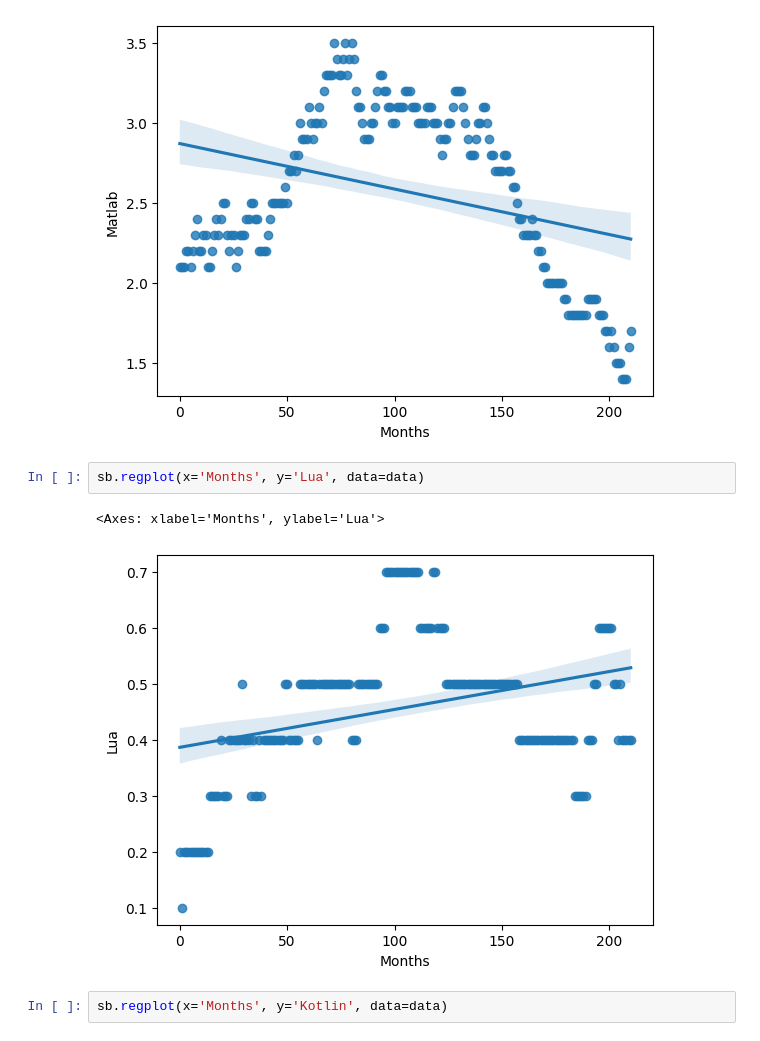
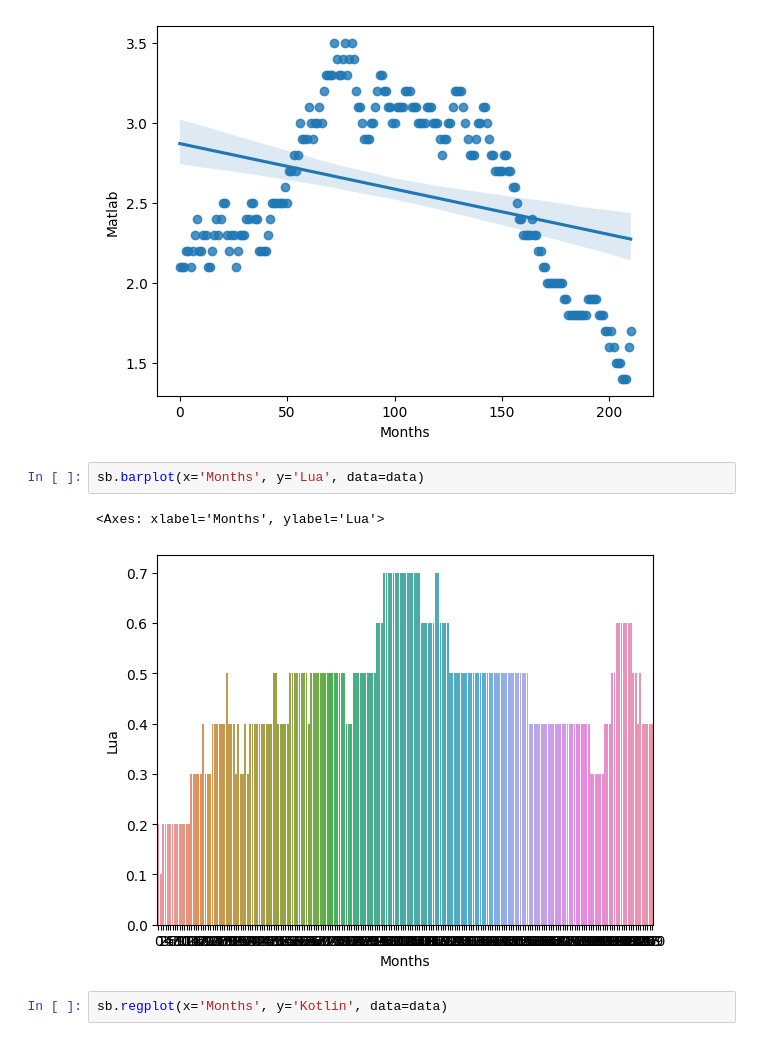
Before and after one commit to 0thorderlogic/smalldata, a Jupyter notebook: visuals.ipynb, the cells around one changed output. Cells and saved outputs as stored; diff of their text form.

```diff
--- a/visuals.ipynb
+++ b/visuals.ipynb
@@ -71,10 +78,10 @@ sb.regplot(x='Months', y='Matlab', data=data)
 <Axes: xlabel='Months', ylabel='Matlab'>
 [figure]
 # %%
-sb.regplot(x='Months', y='Lua', data=data)
+sb.barplot(x='Months', y='Lua', data=data)
 # %% [output]
 <Axes: xlabel='Months', ylabel='Lua'>
-[figure, old version]
+[figure, new version]
 # %%
 sb.regplot(x='Months', y='Kotlin', data=data)
 # %% [output]
```
Also changed, not shown: parts of 4 cells of this notebook, 7 other files.
